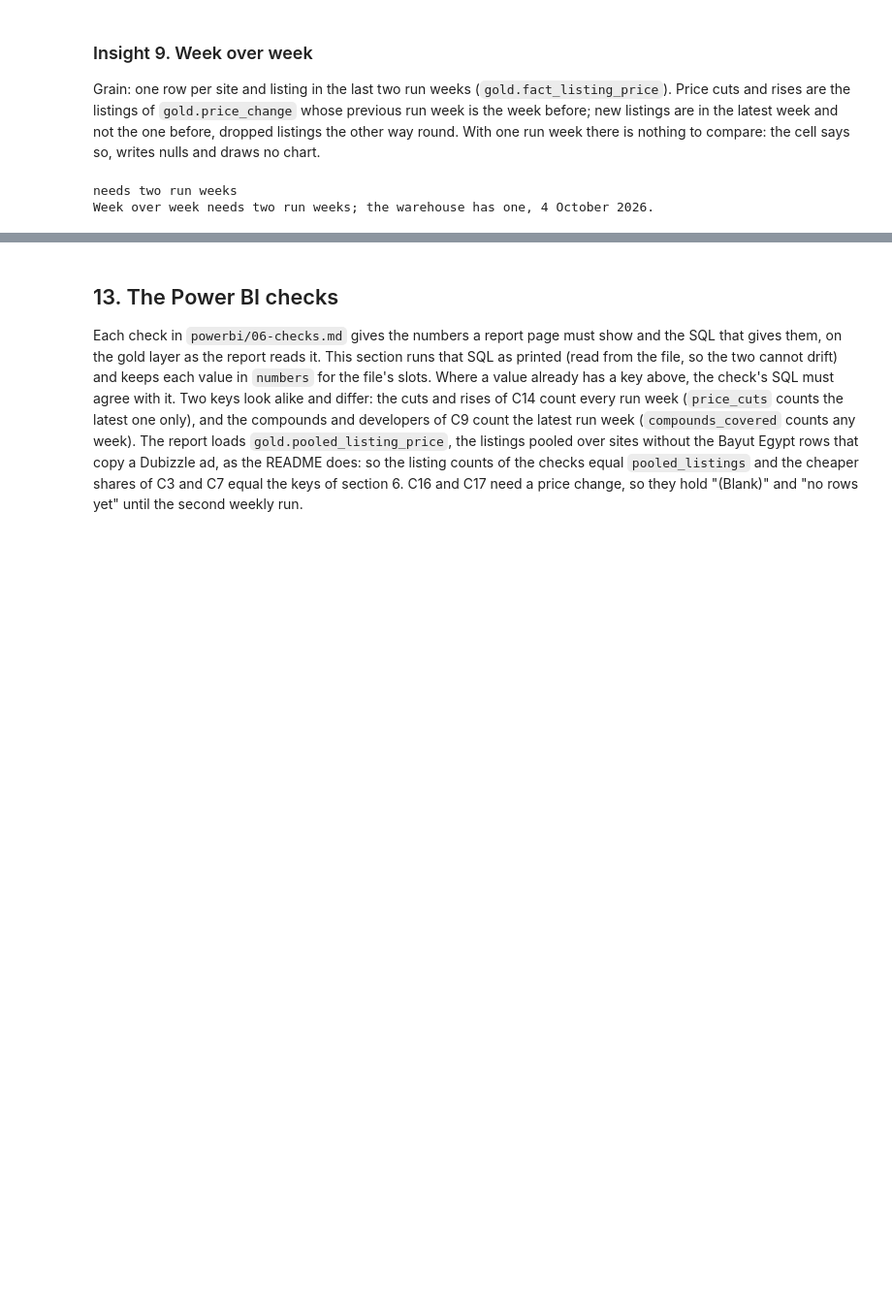
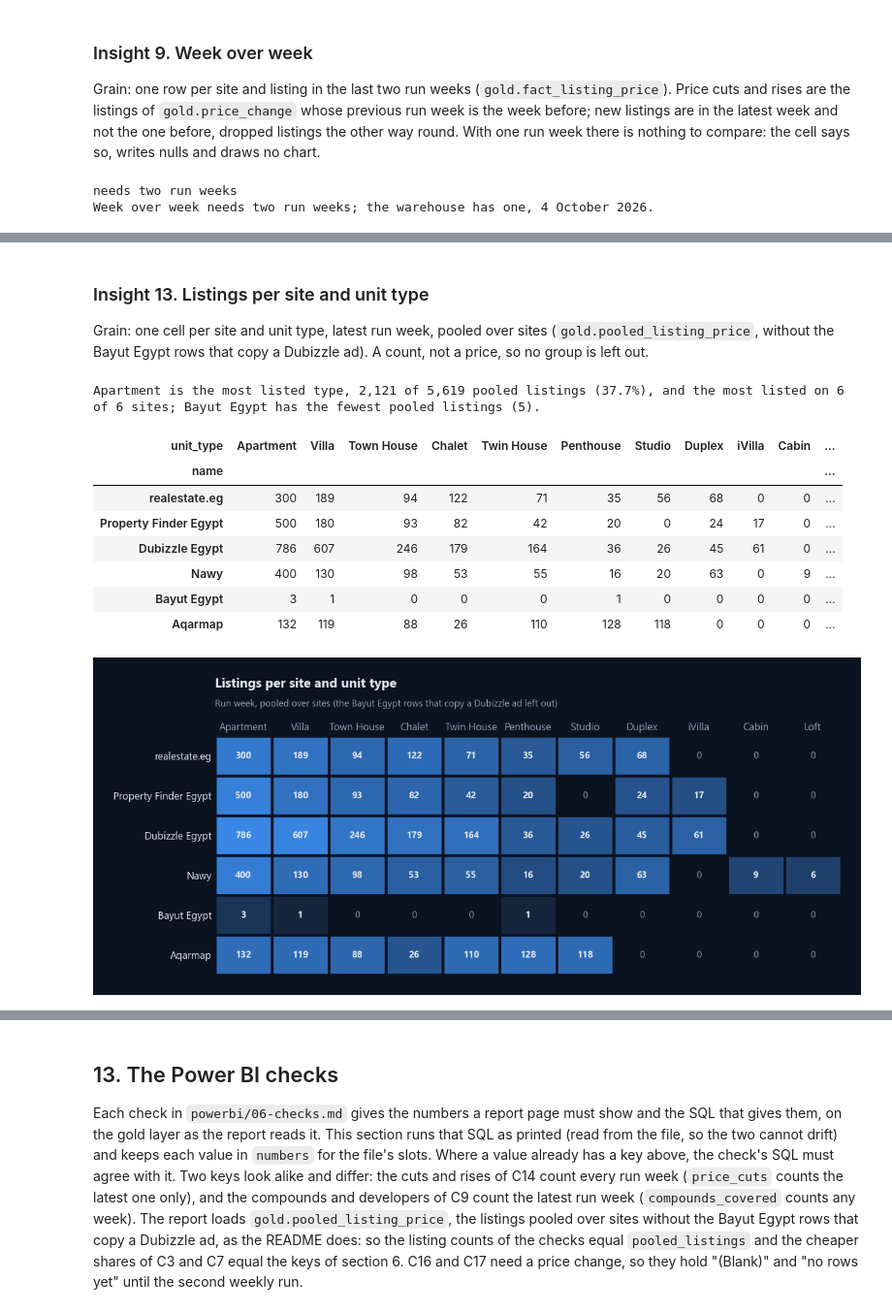
Before and after one commit to omarshalabyy1/egypt-real-estate-prices, a Jupyter notebook: analysis/analysis.ipynb, the cells around one changed output, grey strips where cells are left out. Shown at 97% size. Drawn from its saved outputs; the diff is of its cells as text; code cells hidden in the pictures; blank space fills up the shorter version.

```diff
--- a/analysis/analysis.ipynb
+++ b/analysis/analysis.ipynb
@@ -1351,0 +1546,44 @@ Week over week needs two run weeks; the warehouse has one, 4 October 2026.
+# %% [markdown]
+### Insight 13. Listings per site and unit type
+
+Grain: one cell per site and unit type, latest run week, pooled over sites
+(`gold.pooled_listing_price`, without the Bayut Egypt rows that copy a Dubizzle ad). A count, not a
+price, so no group is left out.
+# %%
+mix = pooled.groupby(["site", "unit_type"]).size().unstack(fill_value=0)
+type_cols = sorted(mix.columns, key=lambda t: (-mix[t].sum(), t))  # the most listed type first
+mix = mix.reindex(index=sites.name, columns=type_cols, fill_value=0)
+assert mix.values.sum() == numbers["pooled_listings"]
+top_type = type_cols[0]
+top_on = int((mix.idxmax(axis=1) == top_type).sum())
+fewest = mix.sum(axis=1).sort_values(kind="stable")
+
+insights["13"] = dict(
+    title="Listings per site and unit type", grain="one cell per site and unit type, latest run week, pooled over sites",
+    by_site={site: {t: int(n) for t, n in r.items()} for site, r in mix.iterrows()},
+    top_type=top_type, top_type_listings=int(mix[top_type].sum()), top_type_pct=mix[top_type].sum() / mix.values.sum() * 100,
+    top_type_sites=top_on, sites=len(mix), fewest_site=fewest.index[0], fewest_site_listings=int(fewest.iat[0]), chart=None,
+    sentence=(f"{top_type} is the most listed type, {int(mix[top_type].sum()):,} of {int(mix.values.sum()):,} pooled listings "
+              f"({pct(mix[top_type].sum() / mix.values.sum() * 100)}%), and the most listed on {top_on} of {len(mix)} sites; "
+              f"{fewest.index[0]} has the fewest pooled listings ({int(fewest.iat[0]):,})."),
+)
+
+fig, ax = plt.subplots(figsize=(12, 4.6))
+count_map(ax, mix)
+ax.set_title("Listings per site and unit type", pad=52)
+ax.annotate("Run week, pooled over sites (the Bayut Egypt rows that copy a Dubizzle ad left out)",
+            (0, 1), xycoords="axes fraction", xytext=(0, 32), textcoords="offset points", color=MUTED, fontsize=10)
+insights["13"]["chart"] = save(fig, 13, "site-and-type")
+print(insights["13"]["sentence"])
+mix
+# %% [output]
+Apartment is the most listed type, 2,121 of 5,619 pooled listings (37.7%), and the most listed on 6 of 6 sites; Bayut Egypt has the fewest pooled listings (5).
+| unit_type | Apartment | Villa | Town House | Chalet | Twin House | Penthouse | Studio | Duplex | iVilla | Cabin | ... |
+| name |  |  |  |  |  |  |  |  |  |  | ... |
+| realestate.eg | 300 | 189 | 94 | 122 | 71 | 35 | 56 | 68 | 0 | 0 | ... |
+| Property Finder Egypt | 500 | 180 | 93 | 82 | 42 | 20 | 0 | 24 | 17 | 0 | ... |
+| Dubizzle Egypt | 786 | 607 | 246 | 179 | 164 | 36 | 26 | 45 | 61 | 0 | ... |
+| Nawy | 400 | 130 | 98 | 53 | 55 | 16 | 20 | 63 | 0 | 9 | ... |
+| Bayut Egypt | 3 | 1 | 0 | 0 | 0 | 1 | 0 | 0 | 0 | 0 | ... |
+| Aqarmap | 132 | 119 | 88 | 26 | 110 | 128 | 118 | 0 | 0 | 0 | ... |
+[figure, added]
```
Also changed, not shown: parts of 11 cells of this notebook, 13 other files.
